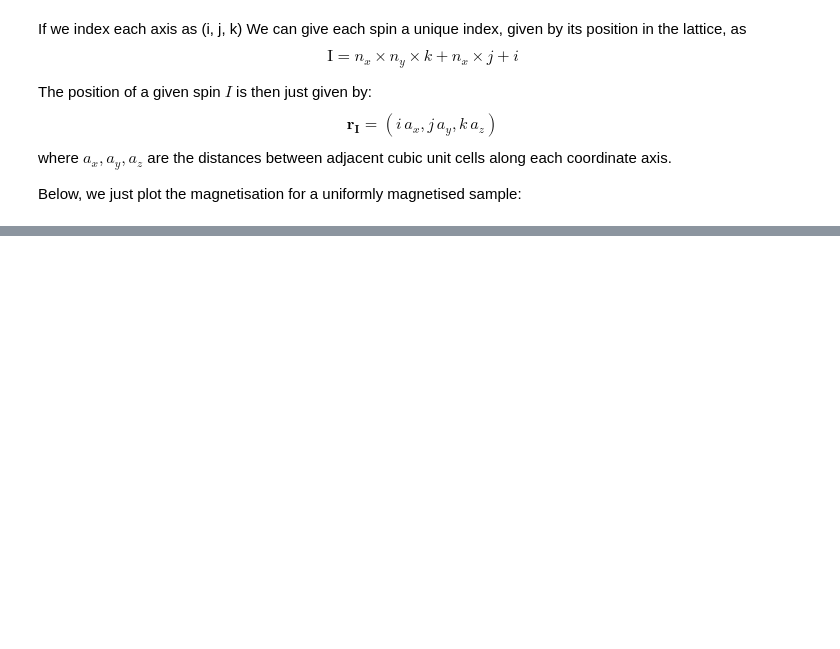
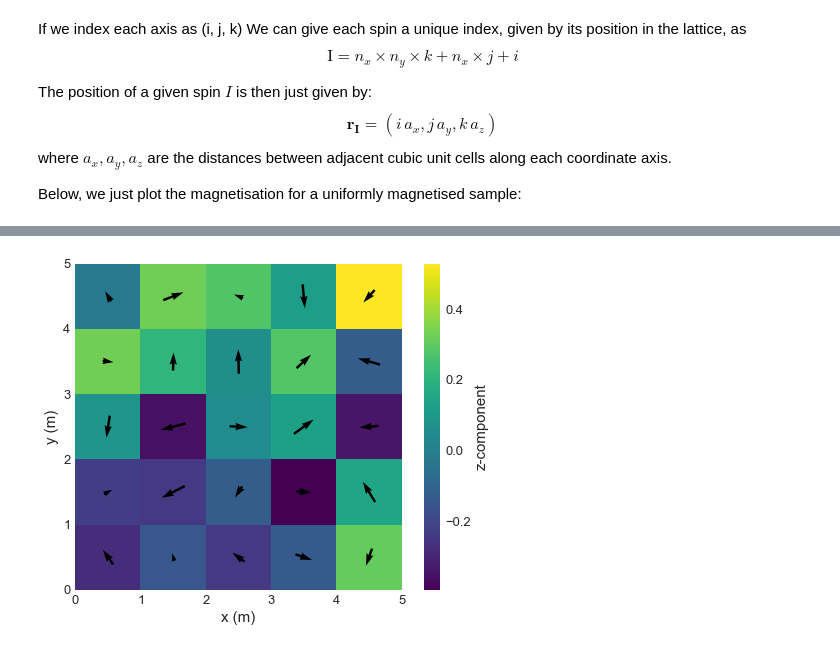
Before and after one commit to ubermag/discretisedfield, a Jupyter notebook: dev/demag.ipynb, the cells around one changed output, grey strips where cells are left out. Drawn from its saved outputs; the diff is of its cells as text; code cells hidden in the pictures; blank space fills up the shorter version.

```diff
--- a/dev/demag.ipynb
+++ b/dev/demag.ipynb
@@ -396,0 +186,2 @@ fidimag Hz
+# %%
+mesh = df.Mesh(p1=(0,0,0), p2=(5,5,5), cell=(1,1,1))
@@ -396,0 +325,4 @@ fidimag Hz
+# %%
+oc_field.plane(z=1.5).mpl()
+# %% [output]
+[figure, added]
```
Also changed, not shown: parts of 35 cells of this notebook.
